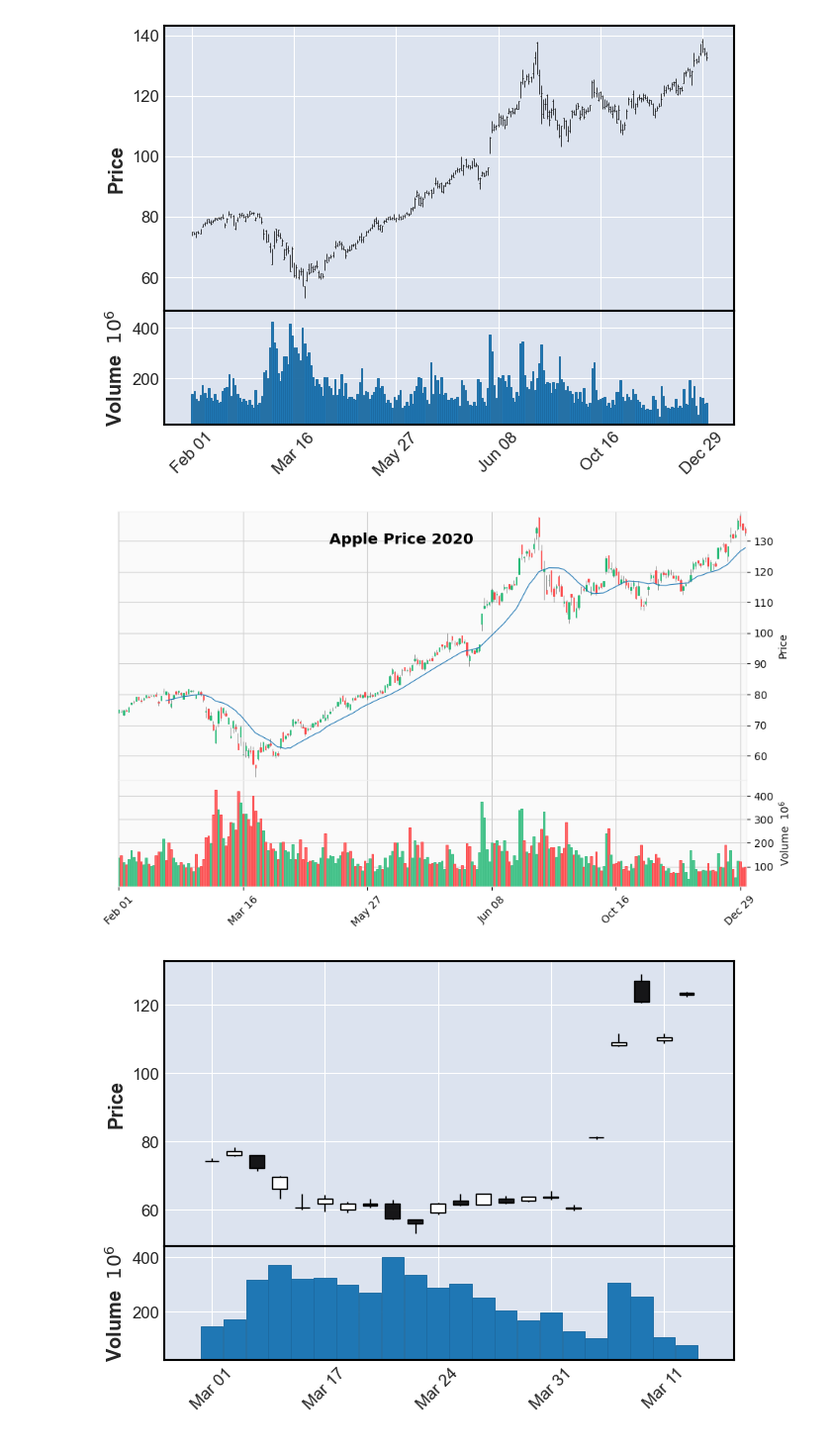
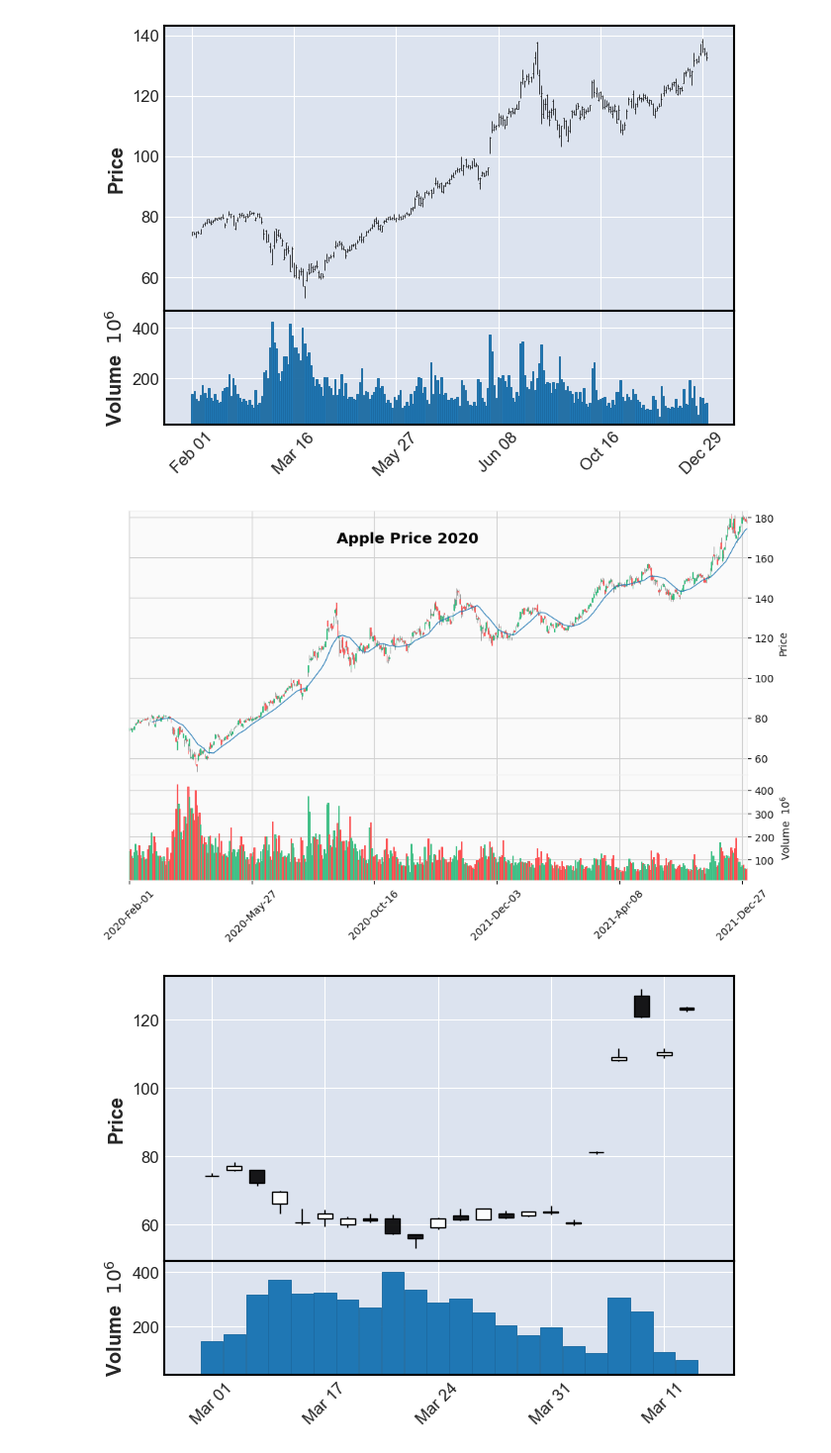
Before and after one commit to salvarenga25/StockMarket_Project, a Jupyter notebook: Stock_Analysis(CandestIck chart example code).ipynb, the cells around one changed output. Shown at 99% size. Cells and saved outputs as stored; diff of their text form; code cells hidden in the pictures.

```diff
--- a/Stock_Analysis(CandestIck chart example code).ipynb
+++ b/Stock_Analysis(CandestIck chart example code).ipynb
@@ -660,14 +723,14 @@ mpf.plot(AAPL_stock['2020'],volume=True)
 [figure]
 # %%
 #figratio changes the size of the graph
-mpf.plot(AAPL_stock['2020'],figratio=(20,12),
+mpf.plot(AAPL_stock['2020':'2021'],figratio=(20,12),
          type='candle',
          title = 'Apple Price 2020',
          mav=(20), volume=True,
          tight_layout=True,
          style = 'yahoo')
 # %% [output]
-[figure, old version]
+[figure, new version]
 # %%
 #Candle stick chart for March 2020
 mpf.plot(AAPL_stock['2020-03'],type='candle', volume=True)
```
Also changed, not shown: parts of 7 cells of this notebook.
